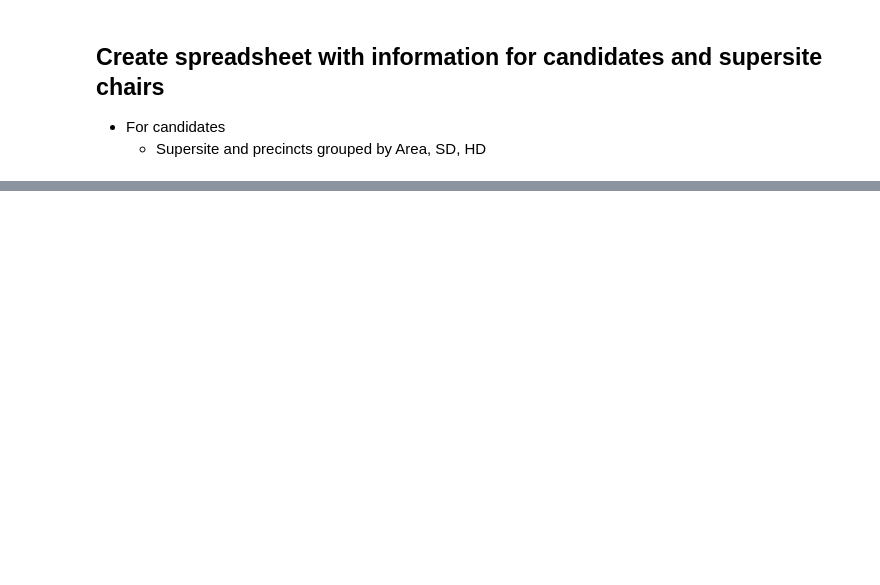
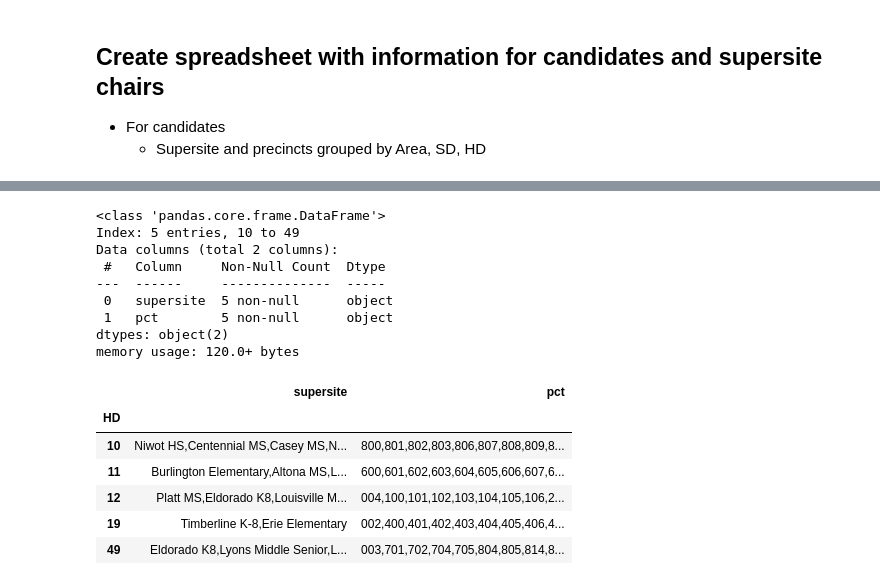
Before and after one commit to bnorikane/supersiteDB, a Jupyter notebook: supersite_pct_geom.ipynb, the cells around one changed output, grey strips where cells are left out. Drawn from its saved outputs; the diff is of its cells as text; code cells hidden in the pictures; blank space fills up the shorter version.

```diff
--- a/supersite_pct_geom.ipynb
+++ b/supersite_pct_geom.ipynb
@@ -270,9 +641,34 @@ ss_areas.info()
 # %%
 # create dataframe of supersites and precincts in every hd
 hd_ss = pctss.groupby('HD').agg(
     supersites=('supersite', collist),
     PCTs=('Pct', collist)
 )
+
+hd_ss['supersite'] = [','.join(map(str, l)) for l in hd_ss['supersites']]
+hd_ss['pct'] = [','.join(map(str, l)) for l in hd_ss['PCTs']]
+
+hd_ss = hd_ss[['supersite', 'pct']]
+
+hd_ss.info()
+hd_ss
+# %% [output]
+<class 'pandas.core.frame.DataFrame'>
+Index: 5 entries, 10 to 49
+Data columns (total 2 columns):
+ #   Column     Non-Null Count  Dtype
+---  ------     --------------  -----
+ 0   supersite  5 non-null      object
+ 1   pct        5 non-null      object
+dtypes: object(2)
+memory usage: 120.0+ bytes
+|  | supersite | pct |
+| HD |  |  |
+| 10 | Niwot HS,Centennial MS,Casey MS,N... | 800,801,802,803,806,807,808,809,8... |
+| 11 | Burlington Elementary,Altona MS,L... | 600,601,602,603,604,605,606,607,6... |
+| 12 | Platt MS,Eldorado K8,Louisville M... | 004,100,101,102,103,104,105,106,2... |
+| 19 | Timberline K-8,Erie Elementary | 002,400,401,402,403,404,405,406,4... |
+| 49 | Eldorado K8,Lyons Middle Senior,L... | 003,701,702,704,705,804,805,814,8... |
 # %%
 # create dataframe of supersites and precincts in every sd
 sd_ss = pctss.groupby('SD').agg(
```
Also changed, not shown: parts of 21 cells of this notebook, 12 other files.
